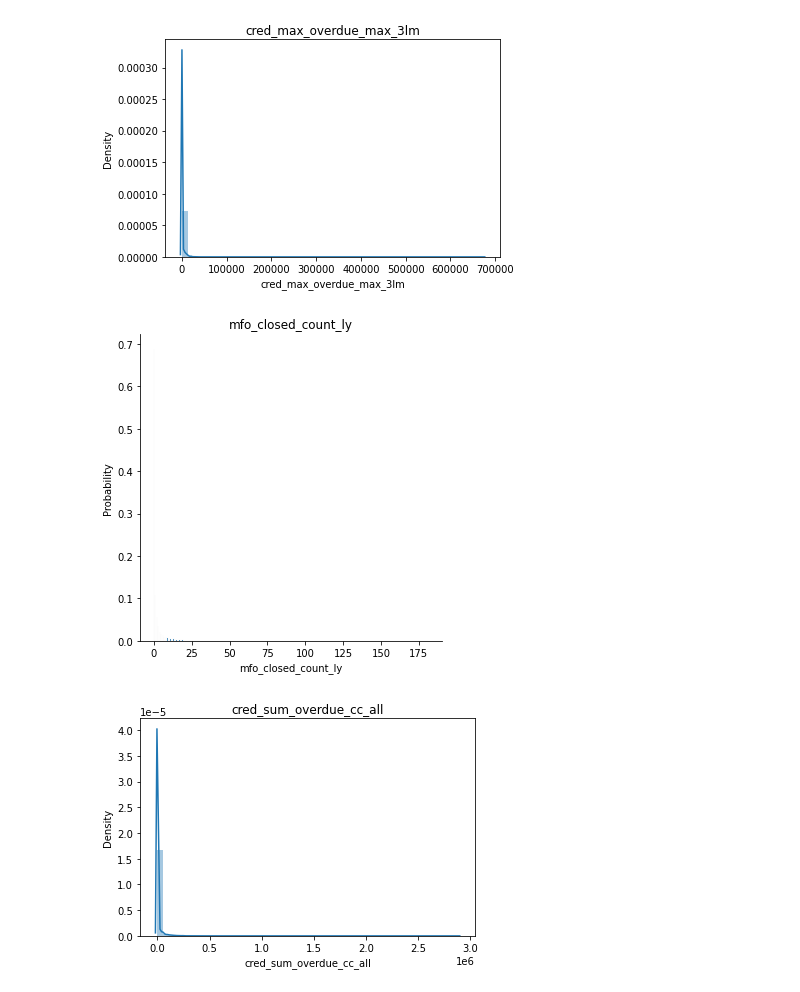
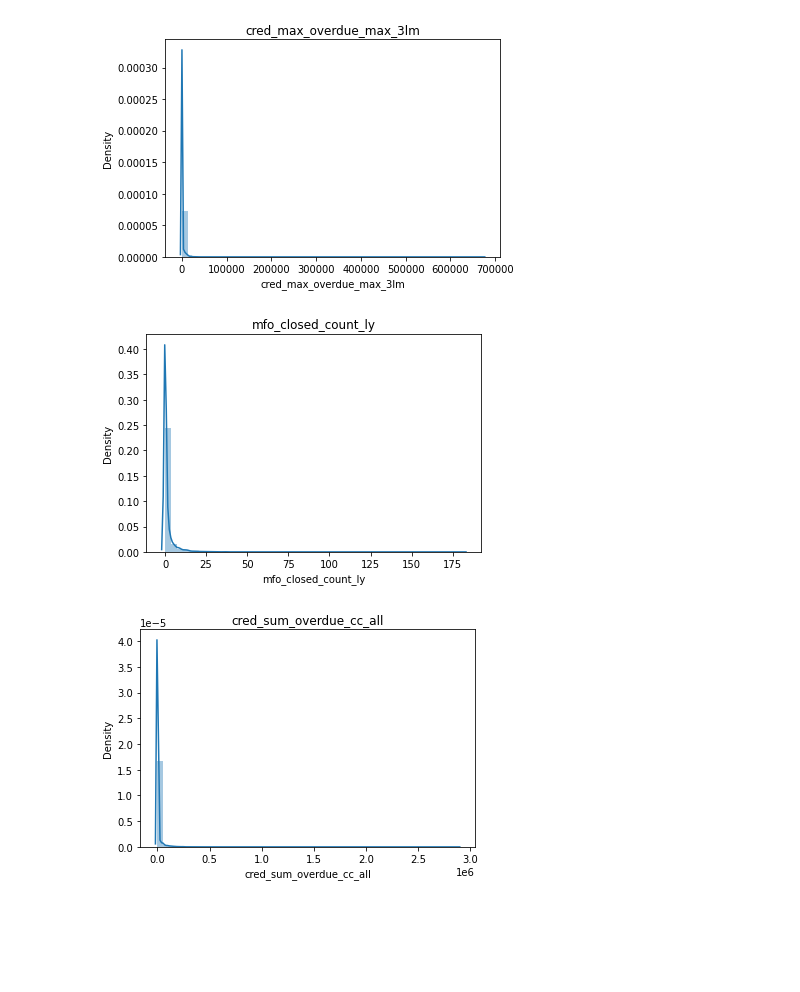
Before and after one commit to PatrykStronski/Devim_test, a Jupyter notebook: distribution.ipynb, the cells around one changed output. Saved outputs shown, nothing was run; the diff lists cells and outputs as text; code cells hidden in the pictures; blank space fills up the shorter version.

```diff
--- a/distribution.ipynb
+++ b/distribution.ipynb
@@ -108,11 +112,11 @@ plt.show()
 # %% [output]
 [figure]
 # %%
-sns.displot(df_nan_bad, x='mfo_closed_count_ly', stat='probability')
+sns.distplot(df_nan_bad['mfo_closed_count_ly'])
 plt.title('mfo_closed_count_ly')
 plt.show()
 # %% [output]
-[figure, old version]
+[figure, new version]
 # %%
 sns.distplot(df_nan_bad['cred_sum_overdue_cc_all'])
 plt.title('cred_sum_overdue_cc_all')
```
Also changed, not shown: parts of 5 cells of this notebook, 4 other files.
